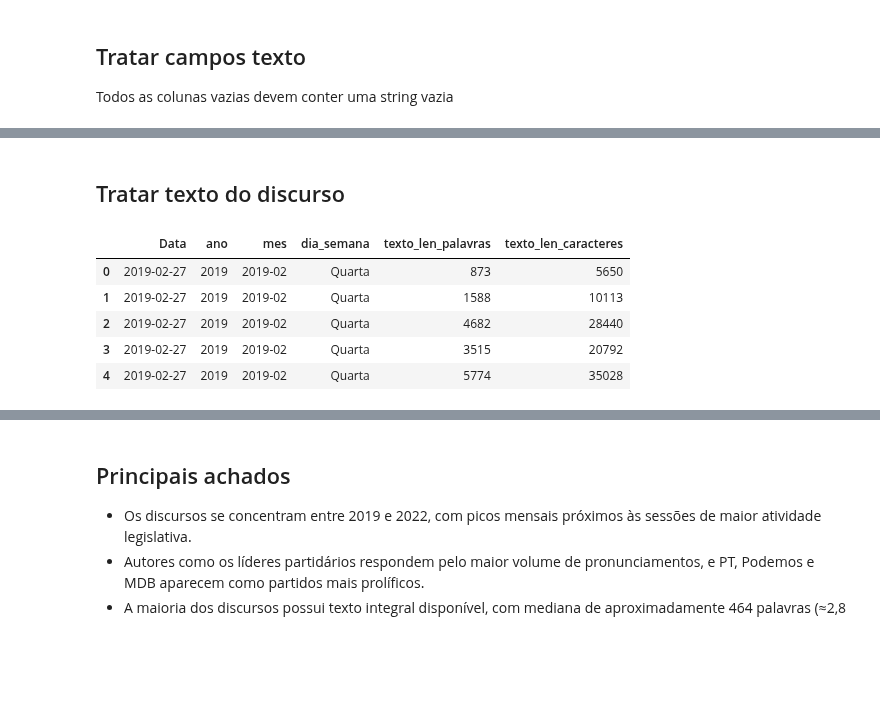
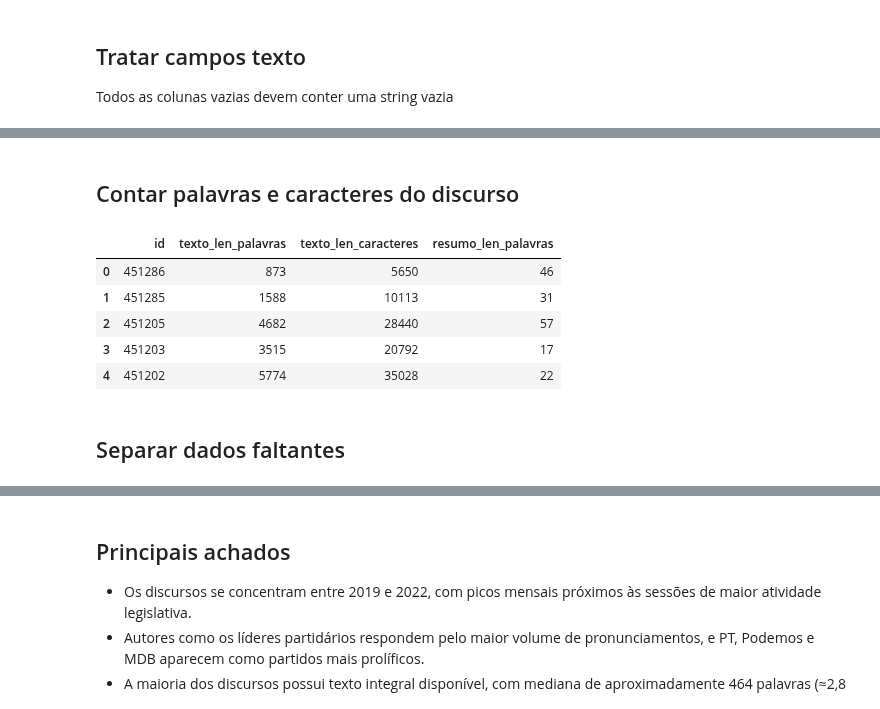
Before and after one commit to fabriciosantana/mcdia, a Jupyter notebook: 01-icd/assignments/analise_discursos_senado.ipynb, the cells around one changed output, grey strips where cells are left out. Cells and saved outputs as stored; diff of their text form; code cells hidden in the pictures; blank space fills up the shorter version.

Commit message:
discursos

```diff
--- a/01-icd/assignments/analise_discursos_senado.ipynb
+++ b/01-icd/assignments/analise_discursos_senado.ipynb
@@ -167,24 +211,21 @@ df[df['Resumo'] == '']
 # %% [markdown]
-## Tratar texto do discurso
+## Contar palavras e caracteres do discurso
 # %%
-df['texto_base'] = df['TextoDiscursoIntegral']
-mask_texto = df['texto_base'].str.strip().str.len() > 0
-df.loc[~mask_texto, 'texto_base'] = df.loc[~mask_texto, 'TextoIntegralTxt']
 
-df['texto_len_palavras'] = df['texto_base'].str.split().str.len()
-df['texto_len_caracteres'] = df['texto_base'].str.len()
+df['texto_len_palavras'] = df['TextoDiscursoIntegral'].str.split().str.len()
+df['texto_len_caracteres'] = df['TextoDiscursoIntegral'].str.len()
 df['resumo_len_palavras'] = df['Resumo'].str.split().str.len()
 
-
-
-df[['Data', 'ano', 'mes', 'dia_semana', 'texto_len_palavras', 'texto_len_caracteres']].head()
+df[['id', 'texto_len_palavras', 'texto_len_caracteres', 'resumo_len_palavras']].head()
 # %% [output]
-|  | Data | ano | mes | dia_semana | texto_len_palavras | texto_len_caracteres |
-| 0 | 2019-02-27 | 2019 | 2019-02 | Quarta | 873 | 5650 |
-| 1 | 2019-02-27 | 2019 | 2019-02 | Quarta | 1588 | 10113 |
-| 2 | 2019-02-27 | 2019 | 2019-02 | Quarta | 4682 | 28440 |
-| 3 | 2019-02-27 | 2019 | 2019-02 | Quarta | 3515 | 20792 |
-| 4 | 2019-02-27 | 2019 | 2019-02 | Quarta | 5774 | 35028 |
+|  | id | texto_len_palavras | texto_len_caracteres | resumo_len_palavras |
+| 0 | 451286 | 873 | 5650 | 46 |
+| 1 | 451285 | 1588 | 10113 | 31 |
+| 2 | 451205 | 4682 | 28440 | 57 |
+| 3 | 451203 | 3515 | 20792 | 17 |
+| 4 | 451202 | 5774 | 35028 | 22 |
+# %% [markdown]
+## Separar dados faltantes
 # %%
 missing = (
     df.isna()
```
Also changed, not shown: parts of 20 cells of this notebook.
